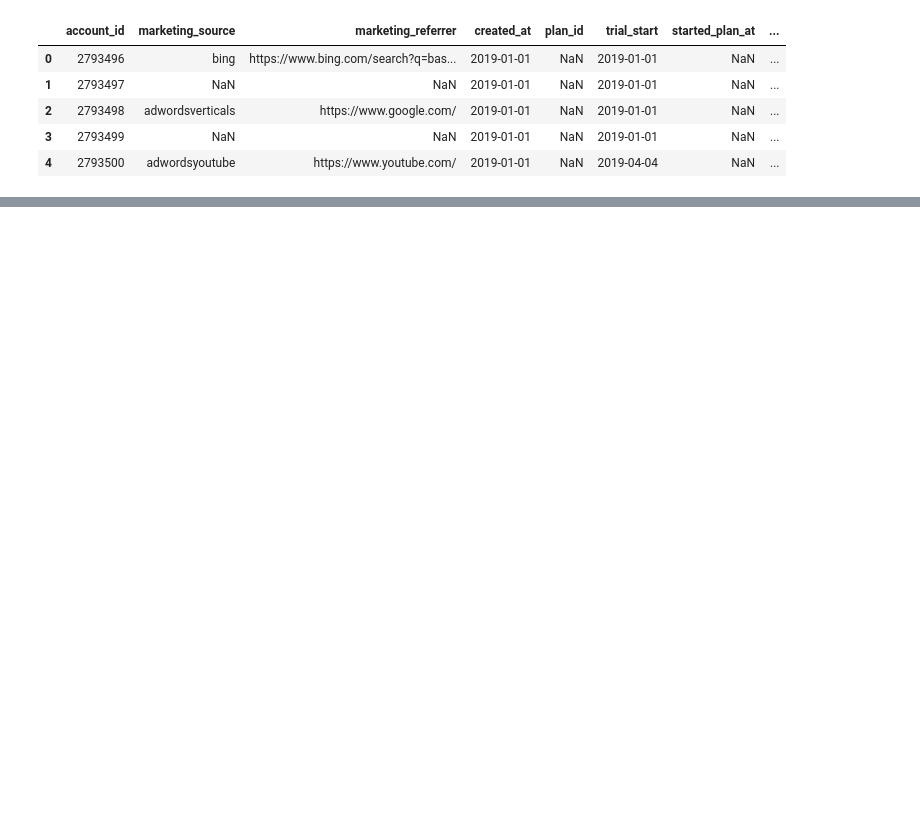
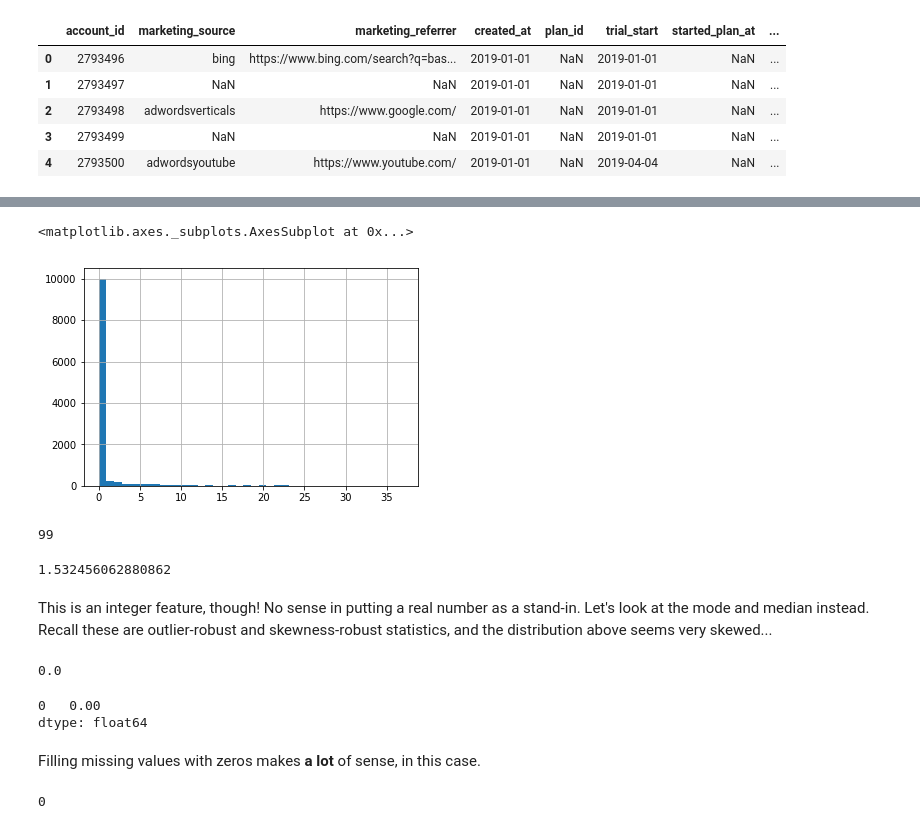
Before and after one commit to DataHackIL/DataLearn-ML-Intro-2019, a Jupyter notebook: part_5.Preprocessing.ipynb, the cells around one changed output, grey strips where cells are left out. Drawn from its saved outputs; the diff is of its cells as text; code cells hidden in the pictures; blank space fills up the shorter version.

```diff
--- a/part_5.Preprocessing.ipynb
+++ b/part_5.Preprocessing.ipynb
@@ -87,0 +217,26 @@ joined_data = \
+# %%
+df.raw_events[df.raw_events<40].hist(bins=40)
+# %% [output]
+<matplotlib.axes._subplots.AxesSubplot at 0x...>
+[figure, added]
+# %%
+df.raw_events.isna().sum()
+# %% [output]
+99
+# %%
+df.raw_events.mean()
+# %% [output]
+1.532456062880862
+# %% [markdown]
+This is an integer feature, though! No sense in putting a real number as a stand-in. Let's look at the mode and median instead. Recall these are outlier-robust and skewness-robust statistics, and the distribution above seems very skewed...
+# %%
+df.raw_events.median()
+# %% [output]
+0.0
+# %%
+df.raw_events.mode()
+# %% [output]
+0   0.00
+dtype: float64
+# %% [markdown]
+Filling missing values with zeros makes **a lot** of sense, in this case.
@@ -87,0 +245,4 @@ joined_data = \
+# %%
+df.raw_events.isna().sum()
+# %% [output]
+0
```
Also changed, not shown: parts of 51 cells of this notebook, 1 other file.
